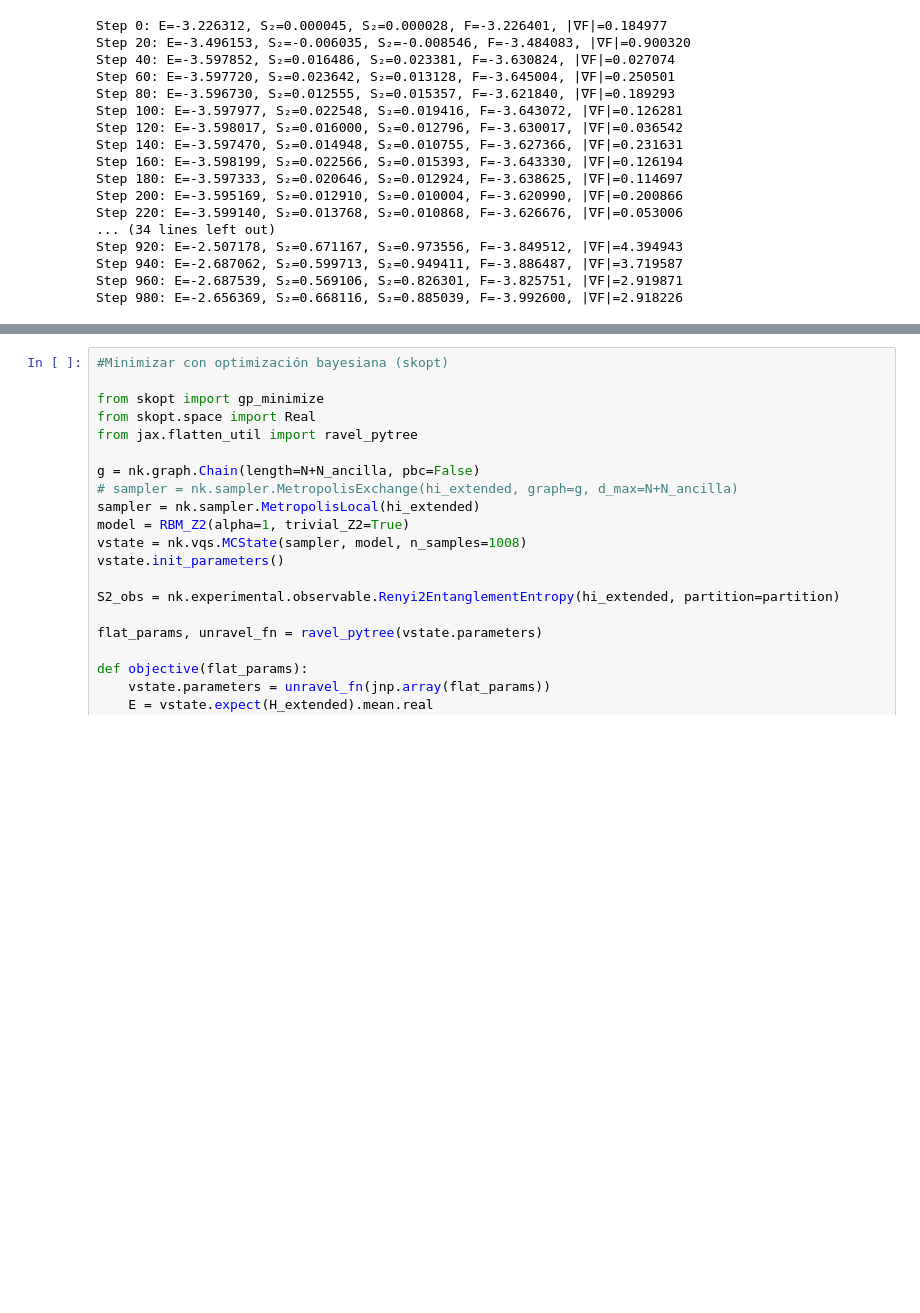
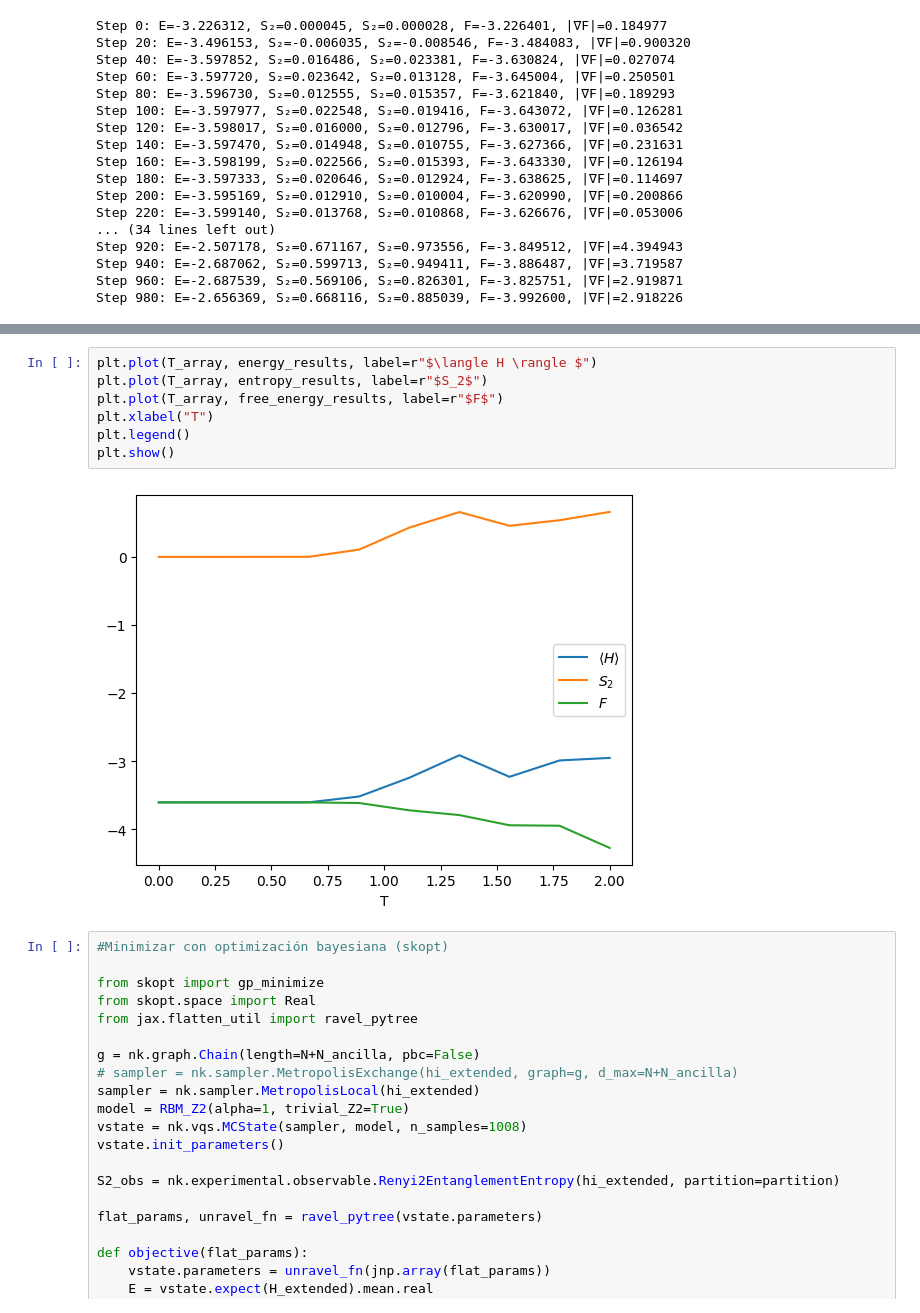
Before and after one commit to ismaelcastrouimp/TFM, a Jupyter notebook: Ancilla_Ising.ipynb, the cells around one changed output, grey strips where cells are left out. Cells and saved outputs as stored; diff of their text form; blank space fills up the shorter version.

```diff
--- a/Ancilla_Ising.ipynb
+++ b/Ancilla_Ising.ipynb
@@ -1380,3 +1569,12 @@ Temperatura | Energía | S₂ (nuestra) | S₂ (NetKet) | Energía Libre
+# %%
+plt.plot(T_array, energy_results, label=r"$\langle H \rangle $")
+plt.plot(T_array, entropy_results, label=r"$S_2$")
+plt.plot(T_array, free_energy_results, label=r"$F$")
+plt.xlabel("T")
+plt.legend()
+plt.show()
+# %% [output]
+[figure, added]
 # %%
 #Minimizar con optimización bayesiana (skopt)
 
```
Also changed, not shown: parts of 7 cells of this notebook.
